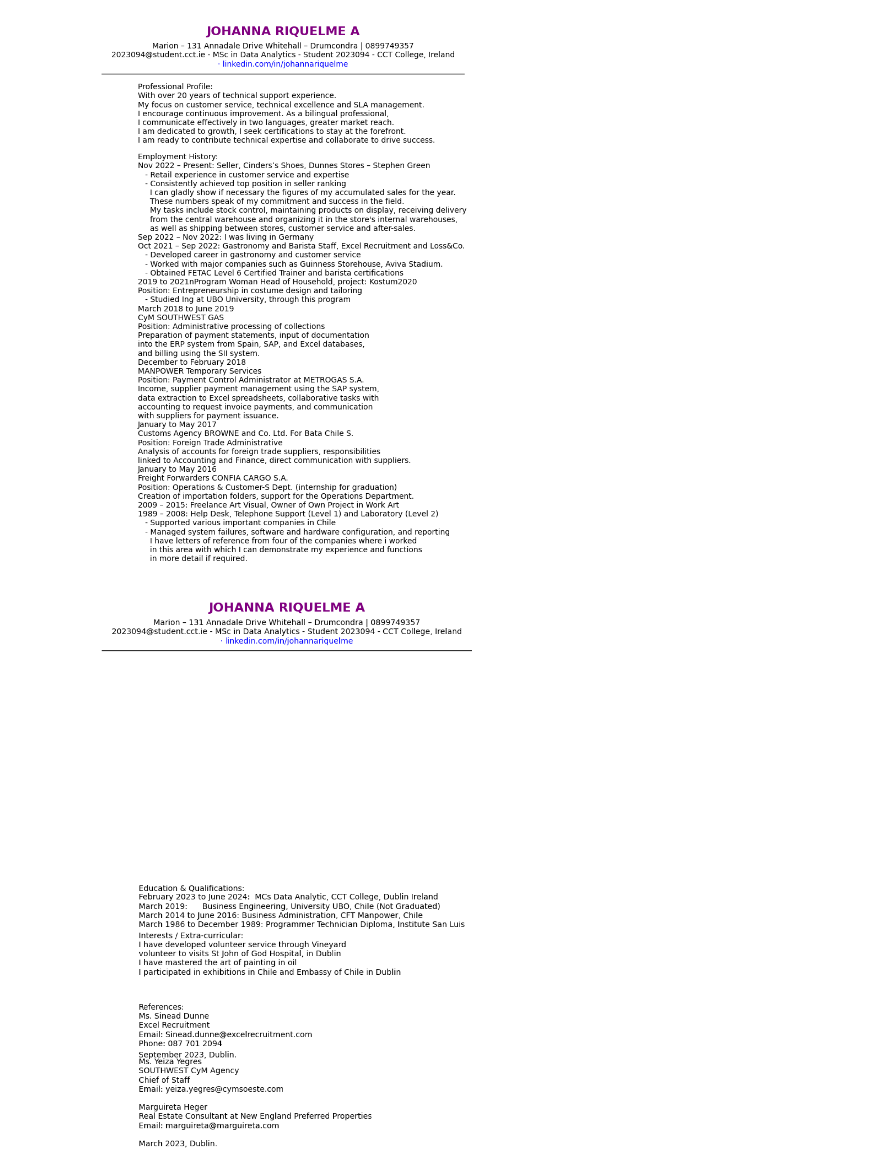
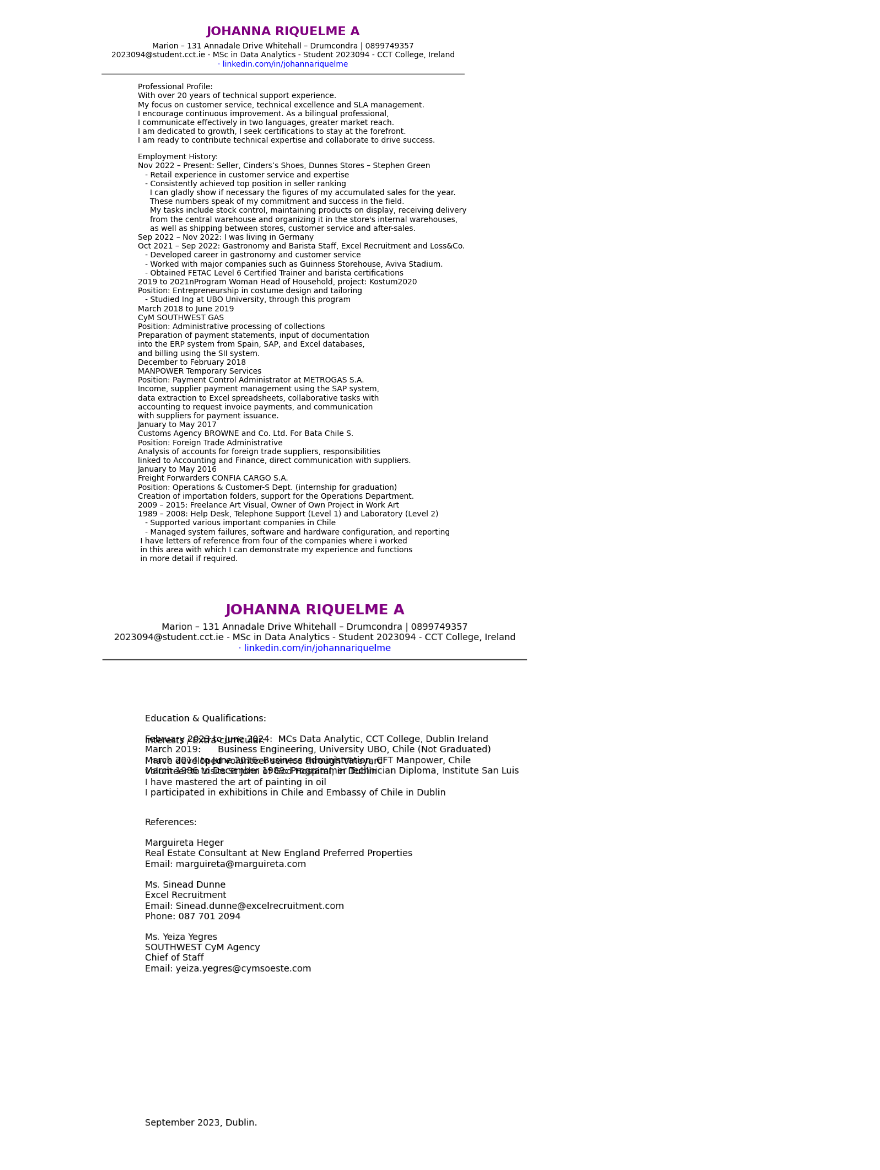
Before and after one commit to Johanna23cct/first-project-cv, a Jupyter notebook: final CV in python.ipynb, the cells around one changed output. Saved outputs shown, nothing was run; the diff lists cells and outputs as text; code cells hidden in the pictures.

```diff
--- a/final CV in python.ipynb
+++ b/final CV in python.ipynb
@@ -109,9 +109,9 @@ def generate_cv_page1():
         "1989 – 2008: Help Desk, Telephone Support (Level 1) and Laboratory (Level 2)\n"
         "   - Supported various important companies in Chile\n"
         "   - Managed system failures, software and hardware configuration, and reporting\n"
-        "     I have letters of reference from four of the companies where i worked\n"
-        "     in this area with which I can demonstrate my experience and functions\n"
-        "     in more detail if required.\n"
+        " I have letters of reference from four of the companies where i worked\n"
+        " in this area with which I can demonstrate my experience and functions\n"
+        " in more detail if required.\n"
     )
     plt.text(0.1, 0.72, employment_text, ha='left', va='top', fontsize=10)
 
@@ -142,64 +142,66 @@ def generate_cv_page2():
 
     # Education & Qualifications section
     education_qualifications_text = (
-        "Education & Qualifications:\n"
+        "Education & Qualifications:\n\n"
         "February 2023 to June 2024:  MCs Data Analytic, CCT College, Dublin Ireland\n"
         "March 2019:      Business Engineering, University UBO, Chile (Not Graduated)\n"
         "March 2014 to June 2016: Business Administration, CFT Manpower, Chile\n"
         "March 1986 to December 1989: Programmer Technician Diploma, Institute San Luis"
     )
-    plt.text(0.1, 0.40, education_qualifications_text, ha='left', va='top', fontsize=10)
+    plt.text(0.1, 0.85, education_qualifications_text, ha='left', va='top', fontsize=10)
 
     # Specific skills and Competencies section
     Interests_Extra_curricular_text = (
-        "Interests / Extra-curricular:\n"
+        "Interests / Extra-curricular:\n\n"
         "I have developed volunteer service through Vineyard \n"
         "volunteer to visits St John of God Hospital, in Dublin\n"
         "I have mastered the art of painting in oil\n"
         "I participated in exhibitions in Chile and Embassy of Chile in Dublin\n"
     )
-    plt.text(0.1, 0.30, Interests_Extra_curricular_text, ha='left', va='top', fontsize=10)
+    plt.text(0.1, 0.75, Interests_Extra_curricular_text, ha='left', va='top', fontsize=10)
 
     # Reference section
     reference_text = (
-        "References:\n"
+        "References:\n\n"
+
+        "Marguireta Heger\n"
+        "Real Estate Consultant at New England Preferred Properties\n"
+        "Email: marguireta@marguireta.com\n\n"
+
         "Ms. Sinead Dunne\n"
         "Excel Recruitment\n"
         "Email: Sinead.dunne@excelrecruitment.com\n"
         "Phone: 087 701 2094\n\n"
 
         "Ms. Yeiza Yegres\n"
         "SOUTHWEST CyM Agency\n"
         "Chief of Staff\n"
         "Email: yeiza.yegres@cymsoeste.com\n\n"
 
-        "Marguireta Heger\n"
-        "Real Estate Consultant at New England Preferred Properties\n"
-        "Email: marguireta@marguireta.com\n\n"
 
-        "March 2023, Dublin."
+
     )
 
-    plt.text(0.1, 0.15, reference_text, ha='left', va='top', fontsize=10)
+    plt.text(0.1, 0.60, reference_text, ha='left', va='top', fontsize=10)
 
     # Get the current month and year
     current_month = datetime.datetime.now().strftime("%B")
     current_year = datetime.datetime.now().year
 
     # Add the dynamic date string
     other_text = f"{current_month} {current_year}, Dublin."
 
     # Now you can use plt.text to display the other_text
     plt.text(0.1, 0.05, other_text, ha='left', va='top', fontsize=10)
 
     # Save Page 2
     plt.axis('off')
     plt.savefig('cv_page2.png', dpi=300, bbox_inches='tight')
 
 
 if __name__ == "__main__":
     generate_cv_page1()
     generate_cv_page2()
 # %% [output]
-[figure, old version]
+[figure, new version]
-[figure, old version]
+[figure, new version]
```
